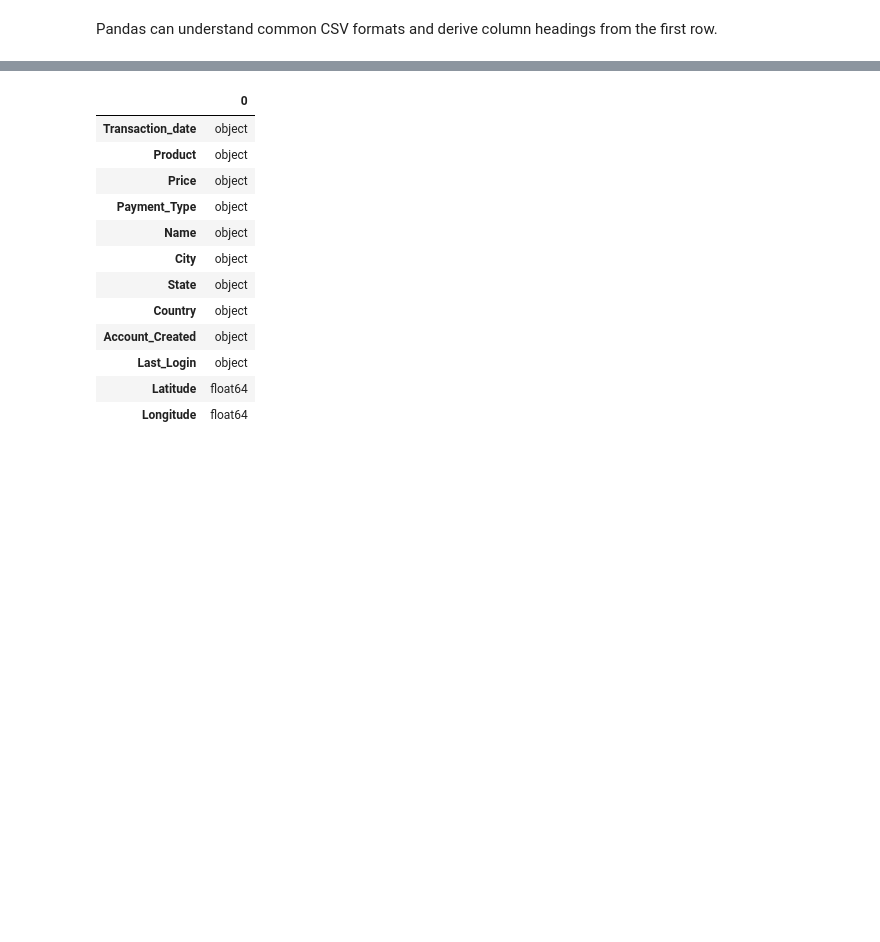
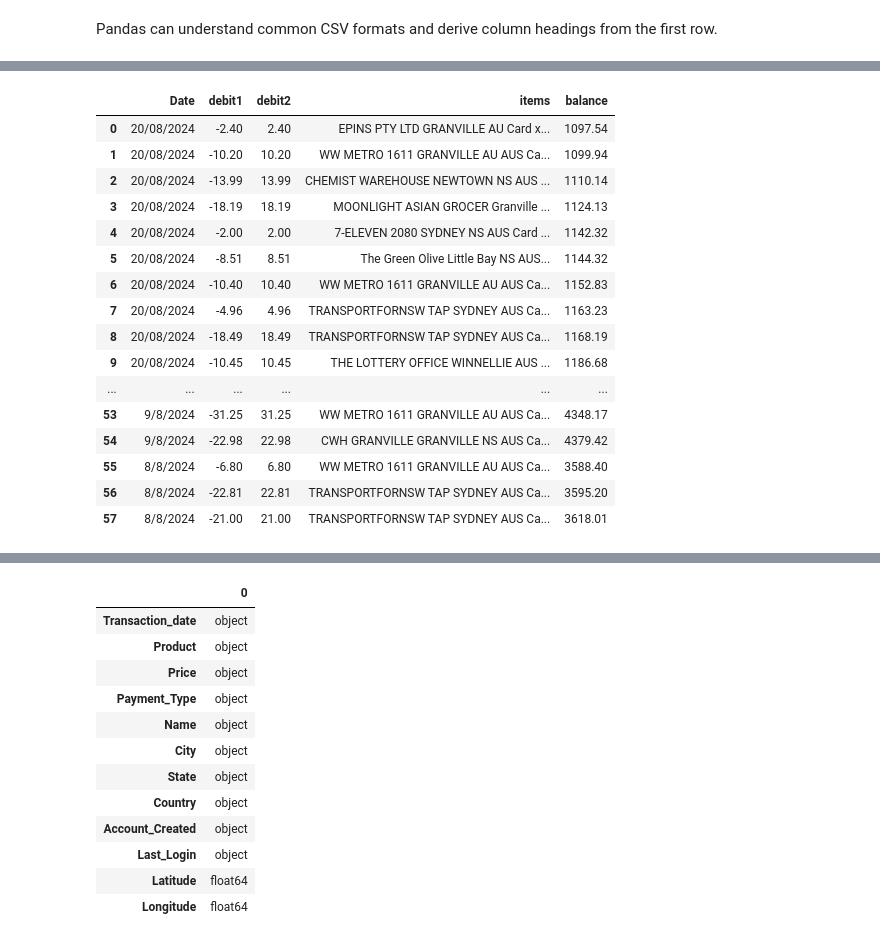
Before and after one commit to ghatanisuresh/DataScience_tutorial, a Jupyter notebook: DS.ipynb, the cells around one changed output, grey strips where cells are left out. Cells and saved outputs as stored; diff of their text form; code cells hidden in the pictures; blank space fills up the shorter version.

```diff
--- a/DS.ipynb
+++ b/DS.ipynb
@@ -536,0 +539,5 @@ Mounted at /content/drive
+# %%
+import pandas as pd
+columns = ['Date', 'debit1', 'debit2', 'items','balance']
+expense = pd.read_csv('/content/drive/MyDrive/MQ/First Session/Data Science/files/CSVData.csv',names=columns, header=None)
+expense.head()
@@ -538,0 +565,20 @@ Pandas can understand common CSV formats and derive column headings from the fir
+# %%
+expense
+# %% [output]
+|  | Date | debit1 | debit2 | items | balance |
+| 0 | 20/08/2024 | -2.40 | 2.40 | EPINS PTY LTD GRANVILLE AU Card x... | 1097.54 |
+| 1 | 20/08/2024 | -10.20 | 10.20 | WW METRO 1611 GRANVILLE AU AUS Ca... | 1099.94 |
+| 2 | 20/08/2024 | -13.99 | 13.99 | CHEMIST WAREHOUSE NEWTOWN NS AUS ... | 1110.14 |
+| 3 | 20/08/2024 | -18.19 | 18.19 | MOONLIGHT ASIAN GROCER Granville ... | 1124.13 |
+| 4 | 20/08/2024 | -2.00 | 2.00 | 7-ELEVEN 2080 SYDNEY NS AUS Card ... | 1142.32 |
+| 5 | 20/08/2024 | -8.51 | 8.51 | The Green Olive Little Bay NS AUS... | 1144.32 |
+| 6 | 20/08/2024 | -10.40 | 10.40 | WW METRO 1611 GRANVILLE AU AUS Ca... | 1152.83 |
+| 7 | 20/08/2024 | -4.96 | 4.96 | TRANSPORTFORNSW TAP SYDNEY AUS Ca... | 1163.23 |
+| 8 | 20/08/2024 | -18.49 | 18.49 | TRANSPORTFORNSW TAP SYDNEY AUS Ca... | 1168.19 |
+| 9 | 20/08/2024 | -10.45 | 10.45 | THE LOTTERY OFFICE WINNELLIE AUS ... | 1186.68 |
+| ... | ... | ... | ... | ... | ... |
+| 53 | 9/8/2024 | -31.25 | 31.25 | WW METRO 1611 GRANVILLE AU AUS Ca... | 4348.17 |
+| 54 | 9/8/2024 | -22.98 | 22.98 | CWH GRANVILLE GRANVILLE NS AUS Ca... | 4379.42 |
+| 55 | 8/8/2024 | -6.80 | 6.80 | WW METRO 1611 GRANVILLE AU AUS Ca... | 3588.40 |
+| 56 | 8/8/2024 | -22.81 | 22.81 | TRANSPORTFORNSW TAP SYDNEY AUS Ca... | 3595.20 |
+| 57 | 8/8/2024 | -21.00 | 21.00 | TRANSPORTFORNSW TAP SYDNEY AUS Ca... | 3618.01 |
```
Also changed, not shown: parts of 53 cells of this notebook.
